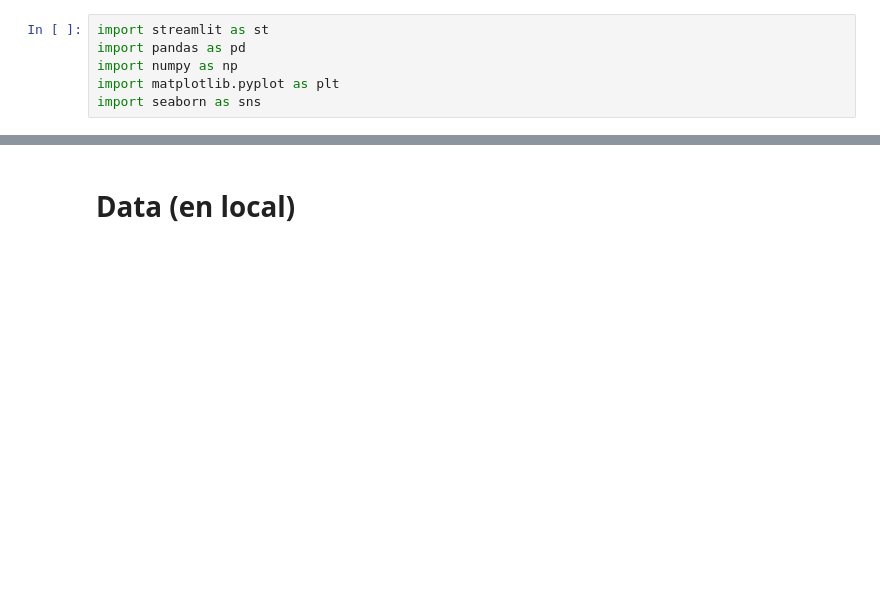
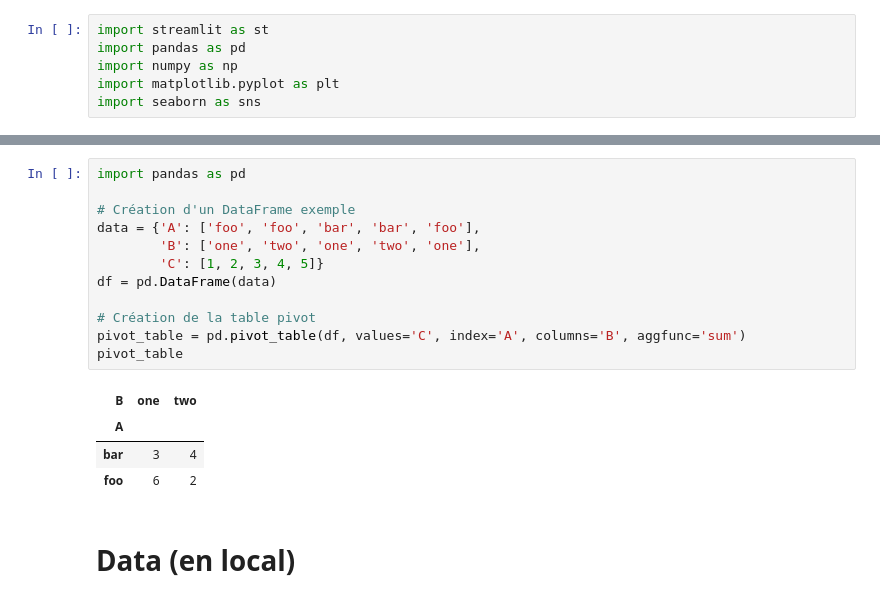
Before and after one commit to gbujo/OpenClassroom-PJ_7, a Jupyter notebook: sources/dashboard/Prepa_dashboard.ipynb, the cells around one changed output, grey strips where cells are left out. Saved outputs shown, nothing was run; the diff lists cells and outputs as text; blank space fills up the shorter version.

```diff
--- a/sources/dashboard/Prepa_dashboard.ipynb
+++ b/sources/dashboard/Prepa_dashboard.ipynb
@@ -12,3 +57,20 @@ import seaborn as sns
+# %%
+import pandas as pd
+
+# Création d'un DataFrame exemple
+data = {'A': ['foo', 'foo', 'bar', 'bar', 'foo'],
+        'B': ['one', 'two', 'one', 'two', 'one'],
+        'C': [1, 2, 3, 4, 5]}
+df = pd.DataFrame(data)
+
+# Création de la table pivot
+pivot_table = pd.pivot_table(df, values='C', index='A', columns='B', aggfunc='sum')
+pivot_table
+# %% [output]
+| B | one | two |
+| A |  |  |
+| bar | 3 | 4 |
+| foo | 6 | 2 |
 # %% [markdown]
 # Data (en local)
 # %%
```
Also changed, not shown: parts of 7 cells of this notebook, 2 other files.
